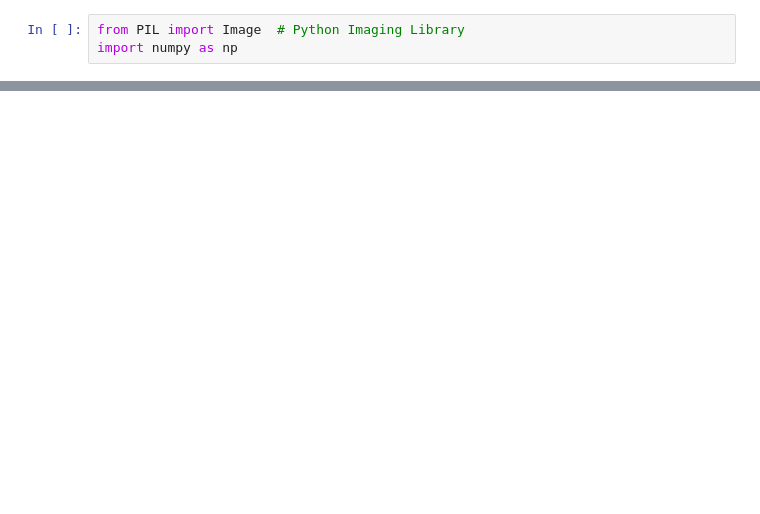
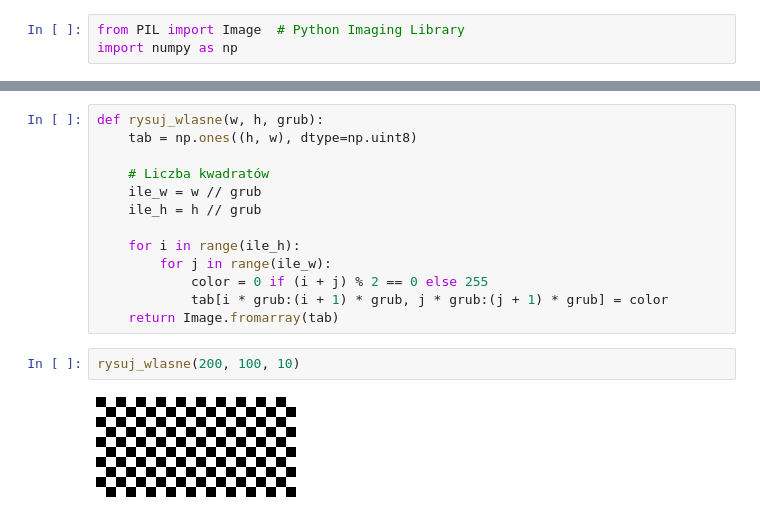
Before and after one commit to BorysPakosz/GrafikaCw, a Jupyter notebook: lab2- pliki-20241010/labb2.ipynb, the cells around one changed output, grey strips where cells are left out. Drawn from its saved outputs; the diff is of its cells as text; blank space fills up the shorter version.

```diff
--- a/lab2- pliki-20241010/labb2.ipynb
+++ b/lab2- pliki-20241010/labb2.ipynb
@@ -35,0 +79,17 @@ rysuj_ramke_w_obrazie(inicjaly, 10)
+# %%
+def rysuj_wlasne(w, h, grub):
+    tab = np.ones((h, w), dtype=np.uint8)
+
+    # Liczba kwadratów
+    ile_w = w // grub
+    ile_h = h // grub
+
+    for i in range(ile_h):
+        for j in range(ile_w):
+            color = 0 if (i + j) % 2 == 0 else 255
+            tab[i * grub:(i + 1) * grub, j * grub:(j + 1) * grub] = color
+    return Image.fromarray(tab)
+# %%
+rysuj_wlasne(200, 100, 10)
+# %% [output]
+[figure, added]
```
Also changed, not shown: parts of 15 cells of this notebook, 7 other files.
